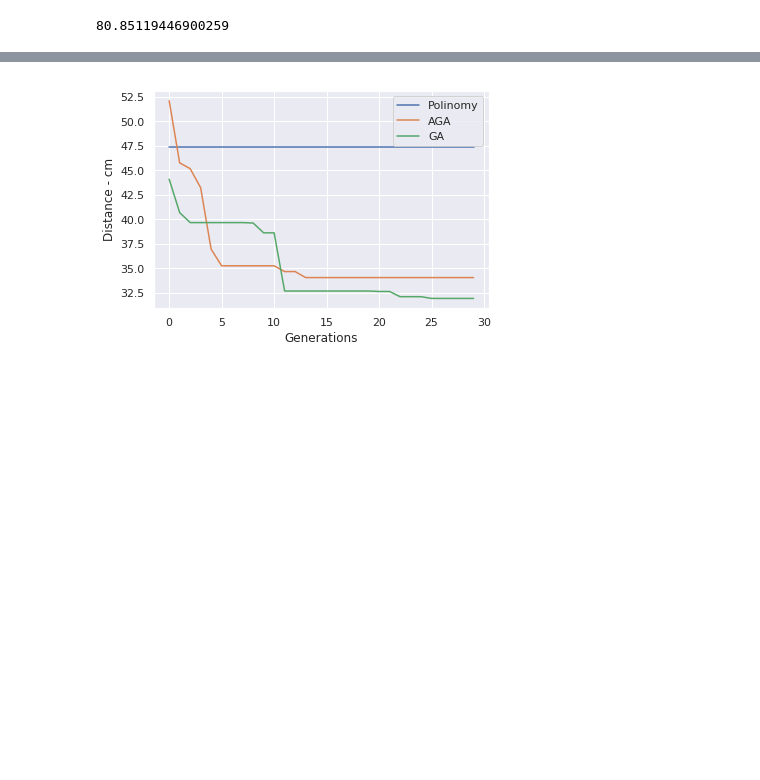
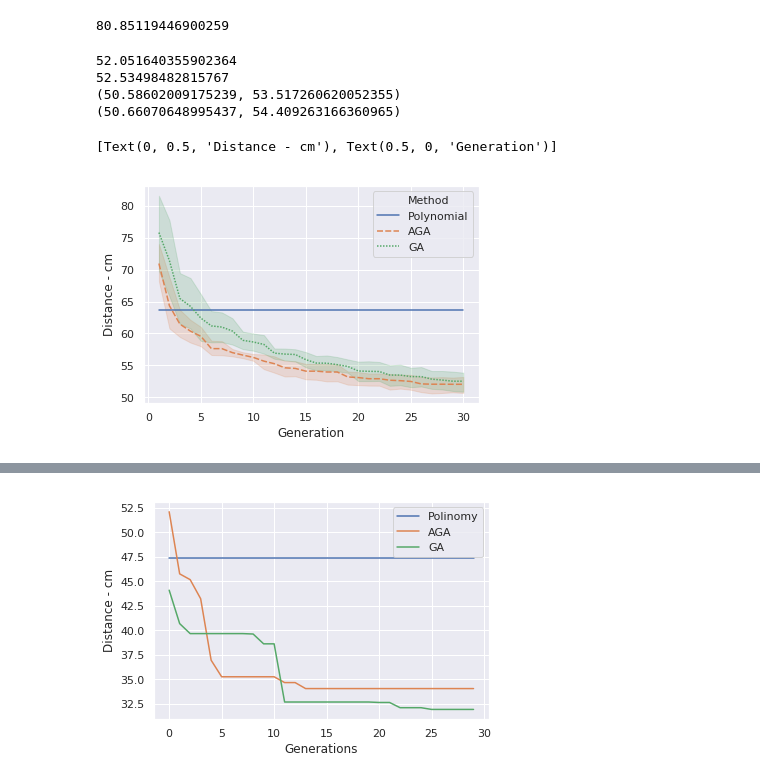
Before and after one commit to oscarkremer/mentor-optimization, a Jupyter notebook: notebooks/Charts .ipynb, the cells around one changed output, grey strips where cells are left out. Saved outputs shown, nothing was run; the diff lists cells and outputs as text; code cells hidden in the pictures; blank space fills up the shorter version.

```diff
--- a/notebooks/Charts .ipynb
+++ b/notebooks/Charts .ipynb
@@ -345,0 +409,32 @@ fit1 = pd.concat([fit1_test1, fit1_test2, fit1_test4, fit1_test5, fit1_test6, fi
+# %%
+import statsmodels.stats.api as sms
+
+aga = [52.6131566179991, 47.24013323272575, 51.99488460063254, 51.075384113376195, 51.45769826912742,
+53.142078037505456, 54.11037053791944, 53.34715364300318, 54.328484490613775, 51.20706001612079]
+
+ga = [49.67240436483068, 55.7257423936916, 51.07126751581877, 52.28049351747433, 53.52791387308475, 53.11691271482798, 53.27667319286059,
+54.757846083949765, 47.124617939802974, 54.79597668523525]
+
+ga = np.array(ga)
+aga = np.array(aga)
+interval_aga = sms.DescrStatsW(aga).tconfint_mean()
+interval_ga = sms.DescrStatsW(ga).tconfint_mean()
+print(np.mean(aga))
+print(np.mean(ga))
+print(interval_aga)
+print(interval_ga)
+# %% [output]
+52.051640355902364
+52.53498482815767
+(50.58602009175239, 53.517260620052355)
+(50.66070648995437, 54.409263166360965)
+# %%
+#test = sns.relplot(x="generation", y="distance", kind="line", data=plot_data)
+sns.set(style="darkgrid")
+ax = sns.lineplot(x="generation", y="distance", hue='Method', style="Method", data=fit1)
+ax.set(xlabel='Generation', ylabel='Distance - cm')
+#ax.set(ylim=(0,110))
+#ax.set(xlim=(1,30))
+# %% [output]
+[Text(0, 0.5, 'Distance - cm'), Text(0.5, 0, 'Generation')]
+[figure, added]
```
Also changed, not shown: parts of 11 cells of this notebook, 11 other files.
